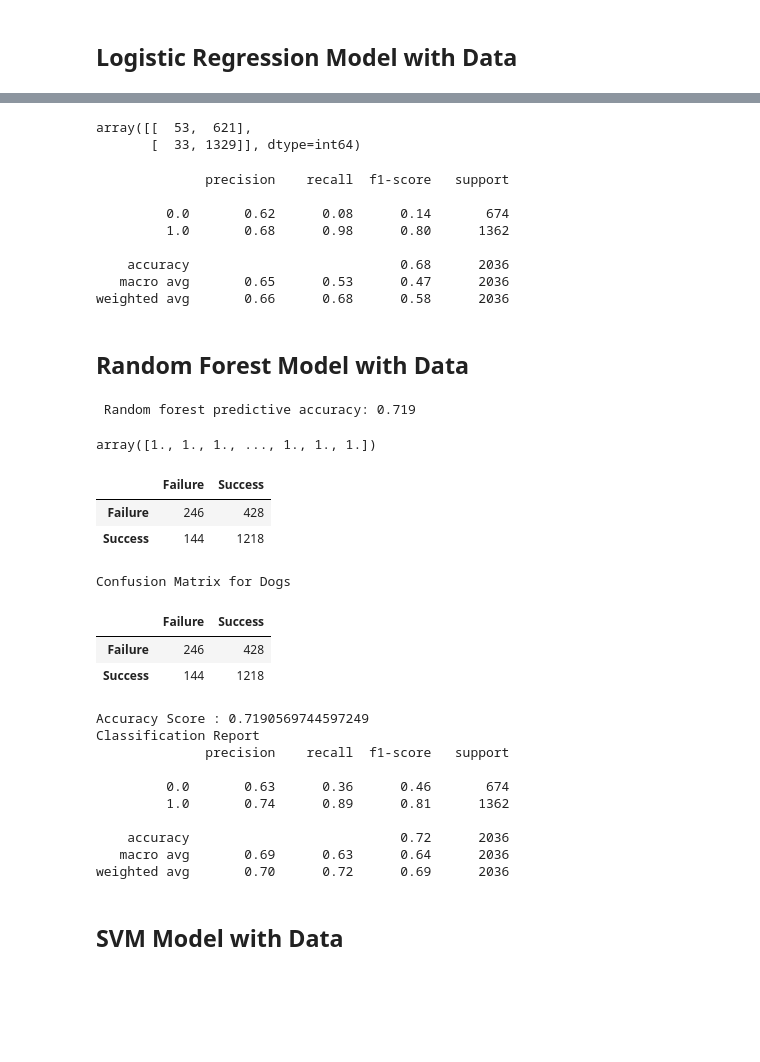
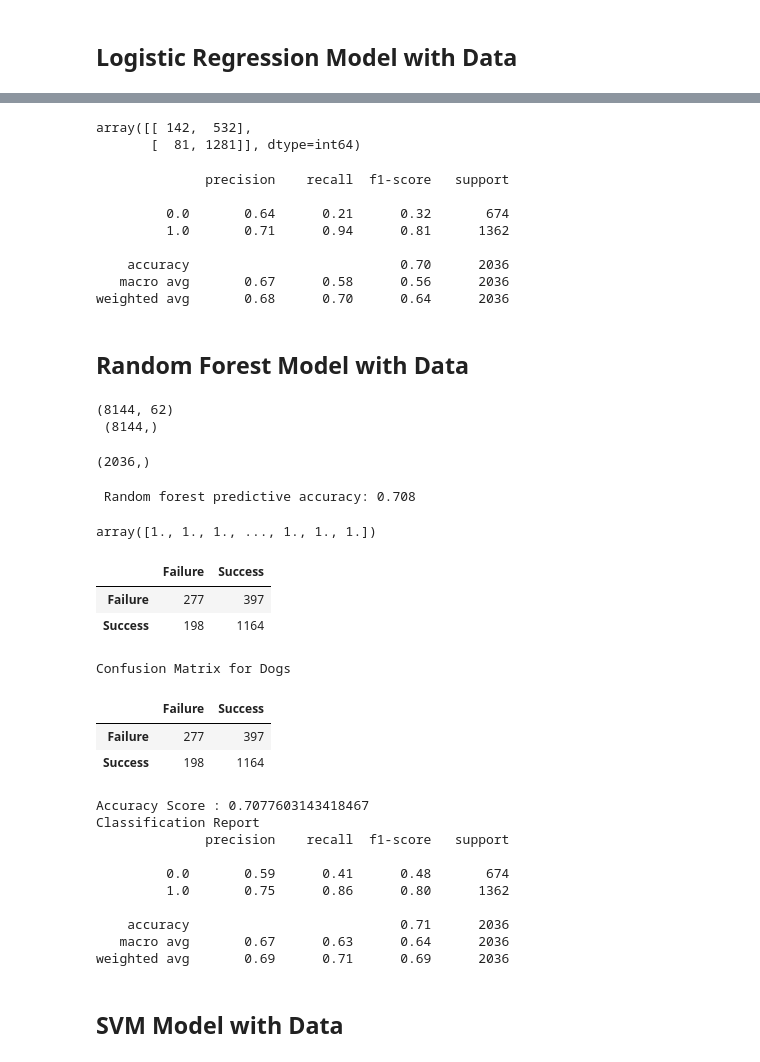
Before and after one commit to CorinneBean/Project_A_Team, a Jupyter notebook: Notebooks/Dogs Neural Network.ipynb, the cells around one changed output, grey strips where cells are left out. Cells and saved outputs as stored; diff of their text form; code cells hidden in the pictures; blank space fills up the shorter version.

```diff
--- a/Notebooks/Dogs Neural Network.ipynb
+++ b/Notebooks/Dogs Neural Network.ipynb
@@ -41,7 +41,10 @@ dogs.head()
 dogs.drop(["index_id_intake", "animal_id_intake","intake_date", "outcome_date", "outcome_month", "outcome_day", "outcome_year", "outcome_weekday",
           "age_outcome(days)", "age_upon_outcome(years)", "outcome_weekday", "age_outcome(days)", "age_upon_outcome(years)", "age_intake(years)",
            "age_range_intake", "intake_month", "intake_day1", "intake_year", "intake_numeric_weekday", "intake_hour", "land_area_in_sqmi",
-           "age_range_outcome"], axis = 1, inplace = True)
+           "age_range_outcome", "zipcode", "population", "population_density", "Male_Population", "Female_Population", "housing_units",
+           "Less_than_high_school", "High_School_Graduate", "Associates_degree", "Bachelors_degree","Masters_degree",
+           "Professional_school_degree", "Doctorate_degree", "Race_white", "Race_black_African_American", "Race_American_Indian_Alaskan_native",
+           "Race_Asian", "Race_Native_Hawaiian_Pacific_Islander", "Race-Other", "Race_Two_or_more", "median_household_income"], axis = 1, inplace = True)
 # %%
 # from dython.nominal import identify_nominal_columns
 # categorical_features=identify_nominal_columns(dogs)
@@ -243,36 +270,46 @@ print(list(zip(log_classifier.coef_, feature_names)))
 from sklearn.metrics import confusion_matrix, classification_report
 confusion_matrix(y_test, y_pred)
 # %% [output]
-array([[  53,  621],
-       [  33, 1329]], dtype=int64)
+array([[ 142,  532],
+       [  81, 1281]], dtype=int64)
 # %%
 report = classification_report(y_test, y_pred)
 print(report)
 # %% [output]
               precision    recall  f1-score   support
 
-         0.0       0.62      0.08      0.14       674
-         1.0       0.68      0.98      0.80      1362
+         0.0       0.64      0.21      0.32       674
+         1.0       0.71      0.94      0.81      1362
 
-    accuracy                           0.68      2036
-   macro avg       0.65      0.53      0.47      2036
-weighted avg       0.66      0.68      0.58      2036
+    accuracy                           0.70      2036
+   macro avg       0.67      0.58      0.56      2036
+weighted avg       0.68      0.70      0.64      2036
 # %% [markdown]
 ## Random Forest Model with Data
+# %%
+print(f"{X.shape}")
+print(f" {y.shape}")
+# %% [output]
+(8144, 62)
+ (8144,)
 # %%
 # Create a random forest classifier.
-rf_model = RandomForestClassifier(n_estimators=128, random_state=78)
+rf_model = RandomForestClassifier(n_estimators=500, random_state=78)
 
 # Fitting the model
 rf_model = rf_model.fit(X_train_scaled, y_train)
 
 # Evaluate the model
-y_pred = rf_model.predict(X_test_scaled)
-
-acc_score = accuracy_score(y_test, predictions)
-print(f" Random forest predictive accuracy: {acc_score:.3f}")
+y_prediction = rf_model.predict(X_test_scaled)
-# %% [output]
- Random forest predictive accuracy: 0.719
+# %%
+y_prediction.shape
+# %% [output]
+(2036,)
+# %%
+acc_score = accuracy_score(y_test, y_prediction)
+print(f" Random forest predictive accuracy: {acc_score:.3f}")
+# %% [output]
+ Random forest predictive accuracy: 0.708
 # %%
 # Making predictions using the testing data.
 predictions = rf_model.predict(X_test_scaled)
@@ -281,17 +318,17 @@ predictions
 array([1., 1., 1., ..., 1., 1., 1.])
 # %%
 # Calculating the confusion matrix.
-cm = confusion_matrix(y_test, predictions)
+cm = confusion_matrix(y_test, y_prediction)
 
 # Create a DataFrame from the confusion matrix.
 cm_df = pd.DataFrame(
     cm, index=["Failure", "Success"], columns=["Failure", "Success"])
 
 cm_df
 # %% [output]
 |  | Failure | Success |
-| Failure | 246 | 428 |
-| Success | 144 | 1218 |
+| Failure | 277 | 397 |
+| Success | 198 | 1164 |
 # %%
 # Displaying results
 print("Confusion Matrix for Dogs")
@@ -302,18 +339,18 @@ print(classification_report(y_test, predictions))
 # %% [output]
 Confusion Matrix for Dogs
 |  | Failure | Success |
-| Failure | 246 | 428 |
-| Success | 144 | 1218 |
+| Failure | 277 | 397 |
+| Success | 198 | 1164 |
-Accuracy Score : 0.7190569744597249
+Accuracy Score : 0.7077603143418467
 Classification Report
               precision    recall  f1-score   support
 
-         0.0       0.63      0.36      0.46       674
-         1.0       0.74      0.89      0.81      1362
+         0.0       0.59      0.41      0.48       674
+         1.0       0.75      0.86      0.80      1362
 
-    accuracy                           0.72      2036
-   macro avg       0.69      0.63      0.64      2036
-weighted avg       0.70      0.72      0.69      2036
+    accuracy                           0.71      2036
+   macro avg       0.67      0.63      0.64      2036
+weighted avg       0.69      0.71      0.69      2036
 # %% [markdown]
 ## SVM Model with Data
 # %%
```
Also changed, not shown: parts of 15 cells of this notebook.
